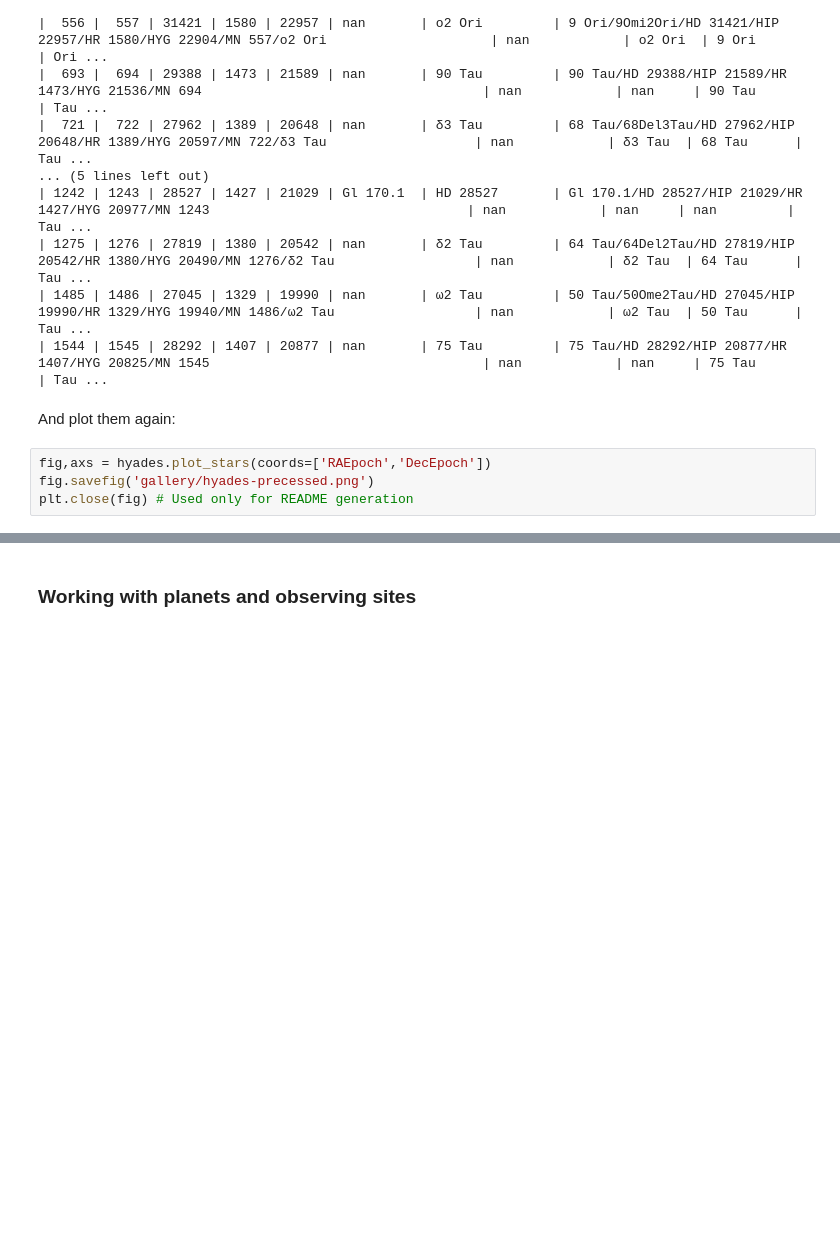
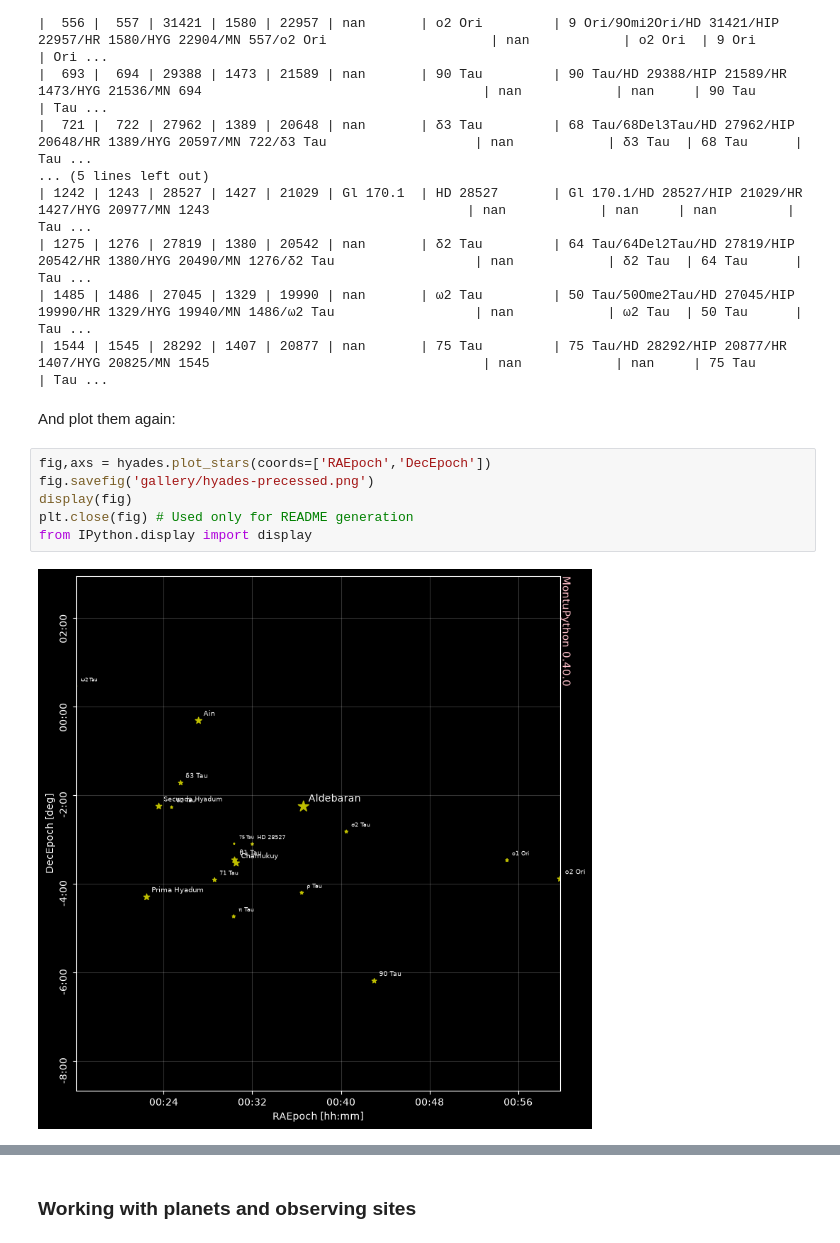
Before and after one commit to seap-udea/MontuPython, a Jupyter notebook: README.ipynb, the cells around one changed output, grey strips where cells are left out. Cells and saved outputs as stored; diff of their text form; blank space fills up the shorter version.

```diff
--- a/README.ipynb
+++ b/README.ipynb
@@ -469,7 +473,11 @@ And plot them again:
 # %%
 fig,axs = hyades.plot_stars(coords=['RAEpoch','DecEpoch'])
 fig.savefig('gallery/hyades-precessed.png')
+display(fig)
 plt.close(fig) # Used only for README generation
+from IPython.display import display
+# %% [output]
+[figure, added]
 # %% [markdown]
 <p align="center"><img src="https://github.com/seap-udea/MontuPython/blob/main/gallery/hyades-precessed.png?raw=true" alt="Logo""/></p>
 # %% [markdown]
```
Also changed, not shown: parts of 4 cells of this notebook, 25 other files.
